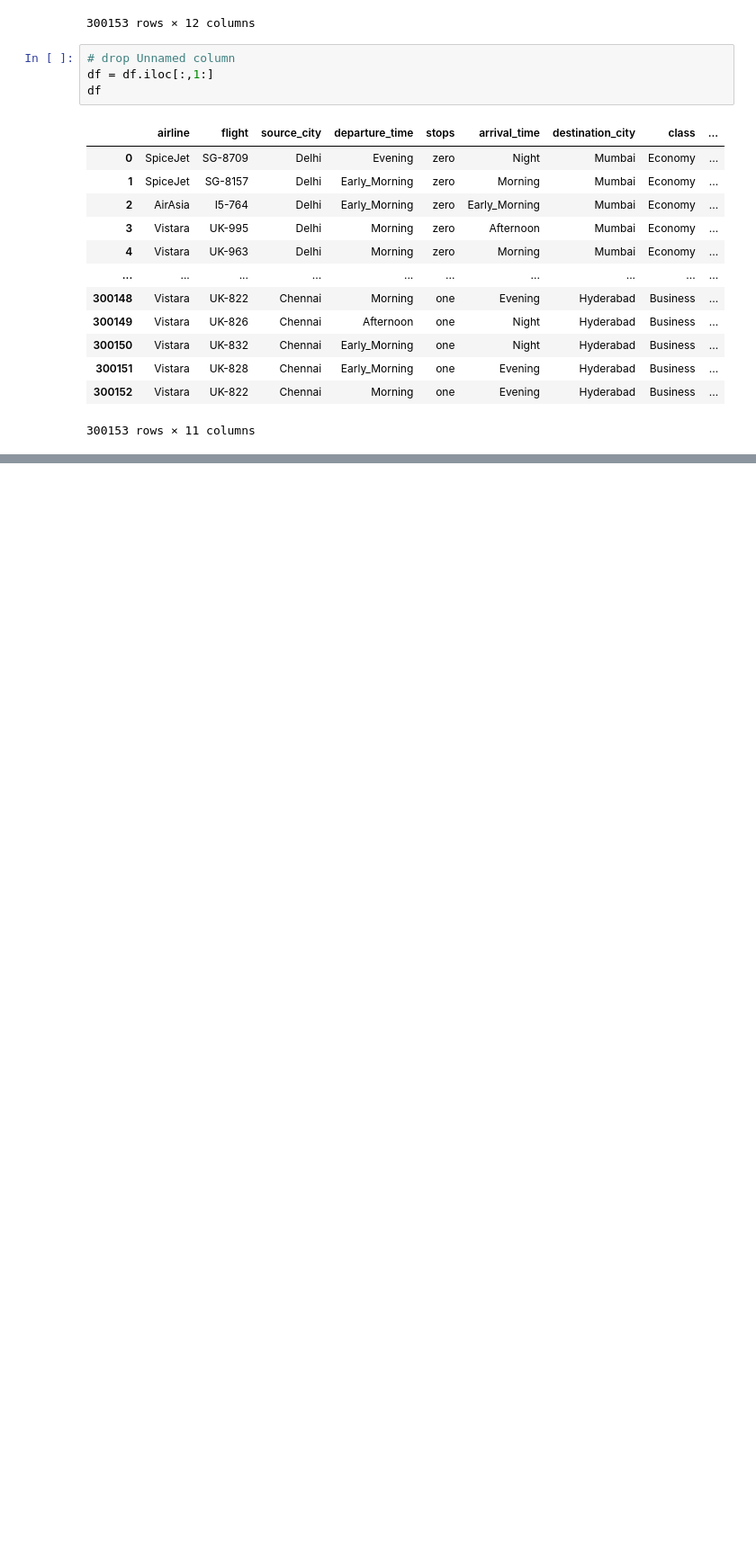
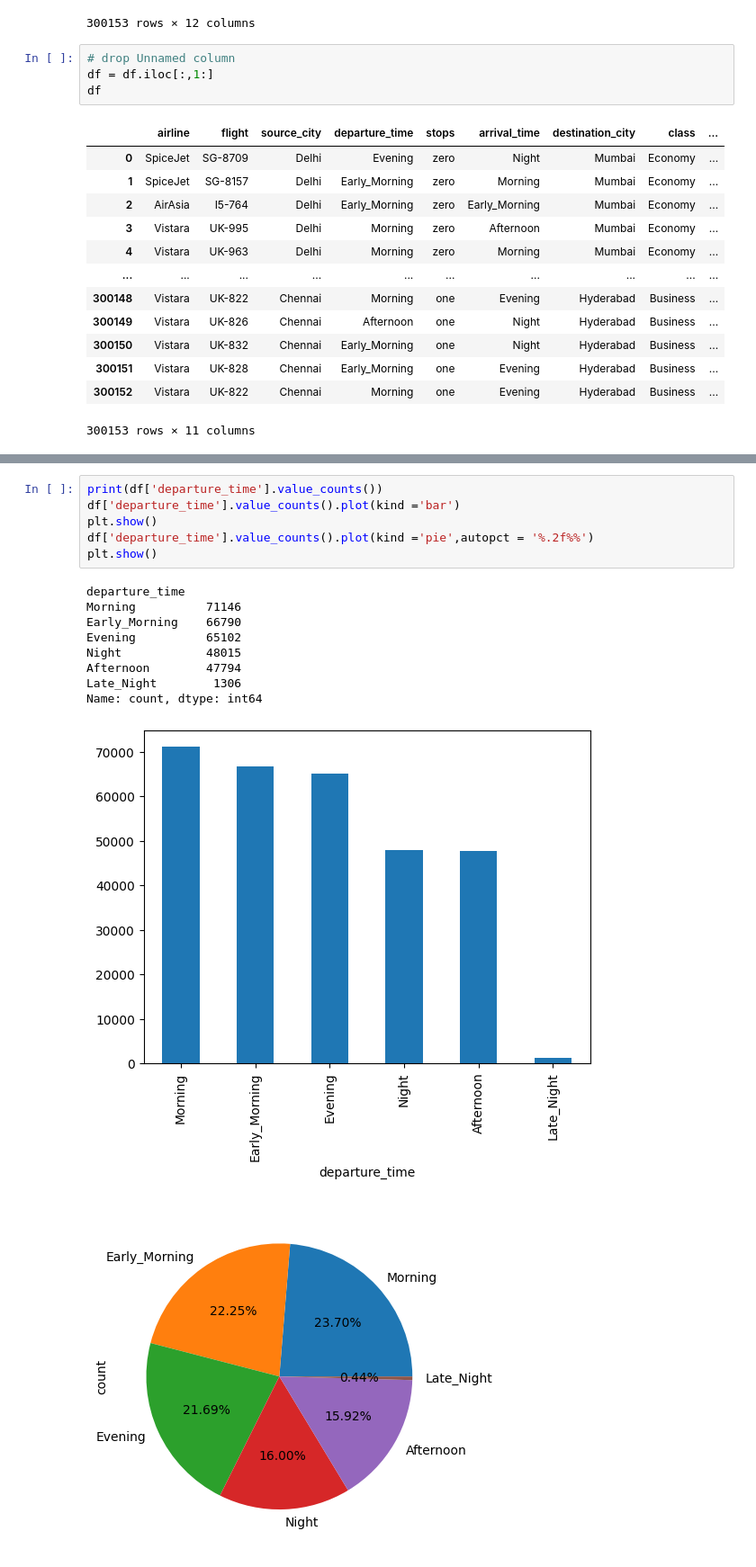
Before and after one commit to sagarsinghchauhan/Machine-Learning-Project-with-multiple-model, a Jupyter notebook: flight-price-prediction.ipynb, the cells around one changed output, grey strips where cells are left out. Shown at 90% size. Drawn from its saved outputs; the diff is of its cells as text; blank space fills up the shorter version.

```diff
--- a/flight-price-prediction.ipynb
+++ b/flight-price-prediction.ipynb
@@ -92,0 +138,17 @@ max        49.830000      49.000000  123071.000000
+# %%
+print(df['departure_time'].value_counts())
+df['departure_time'].value_counts().plot(kind ='bar')
+plt.show()
+df['departure_time'].value_counts().plot(kind ='pie',autopct = '%.2f%%')
+plt.show()
+# %% [output]
+departure_time
+Morning          71146
+Early_Morning    66790
+Evening          65102
+Night            48015
+Afternoon        47794
+Late_Night        1306
+Name: count, dtype: int64
+[figure, added]
+[figure, added]
```
Also changed, not shown: parts of 15 cells of this notebook.
